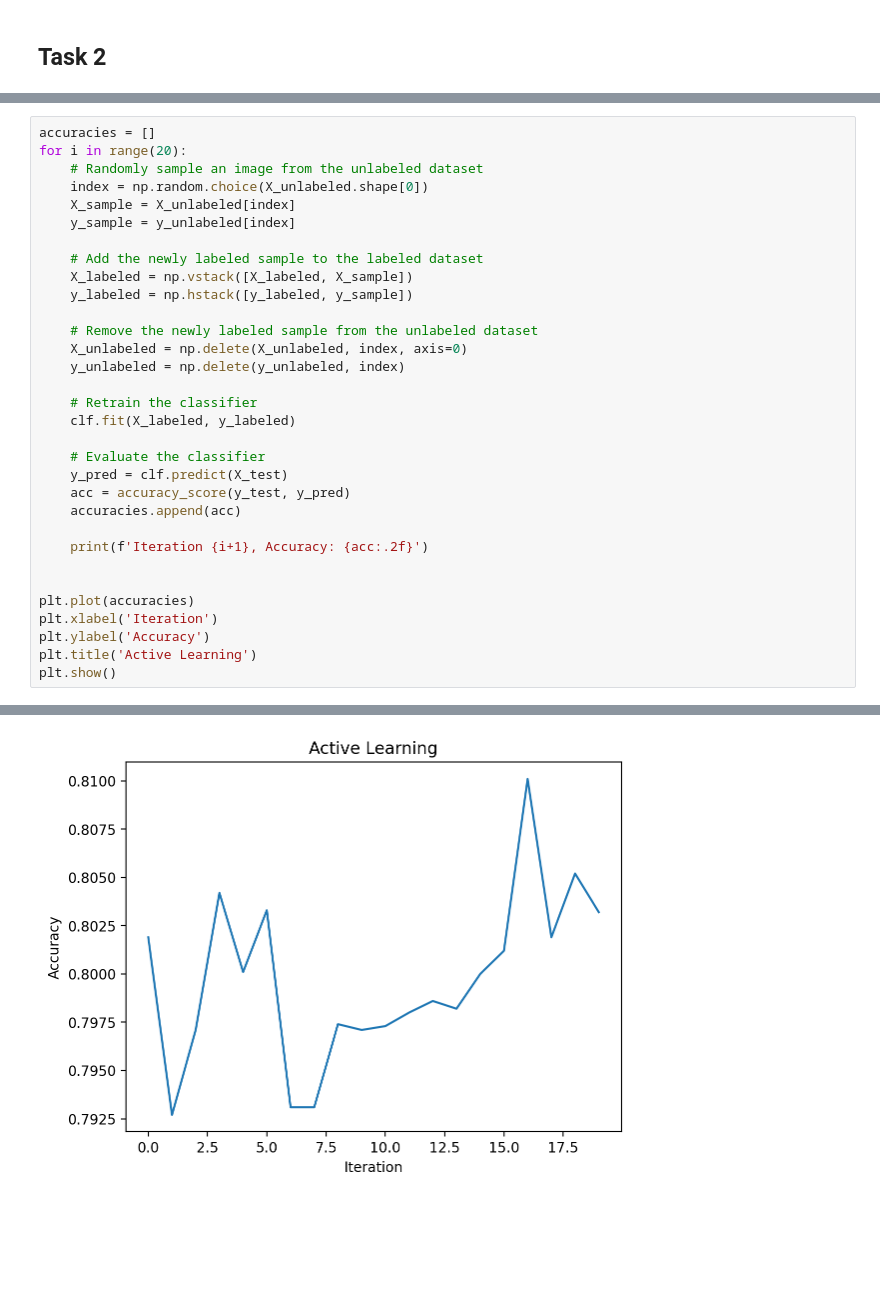
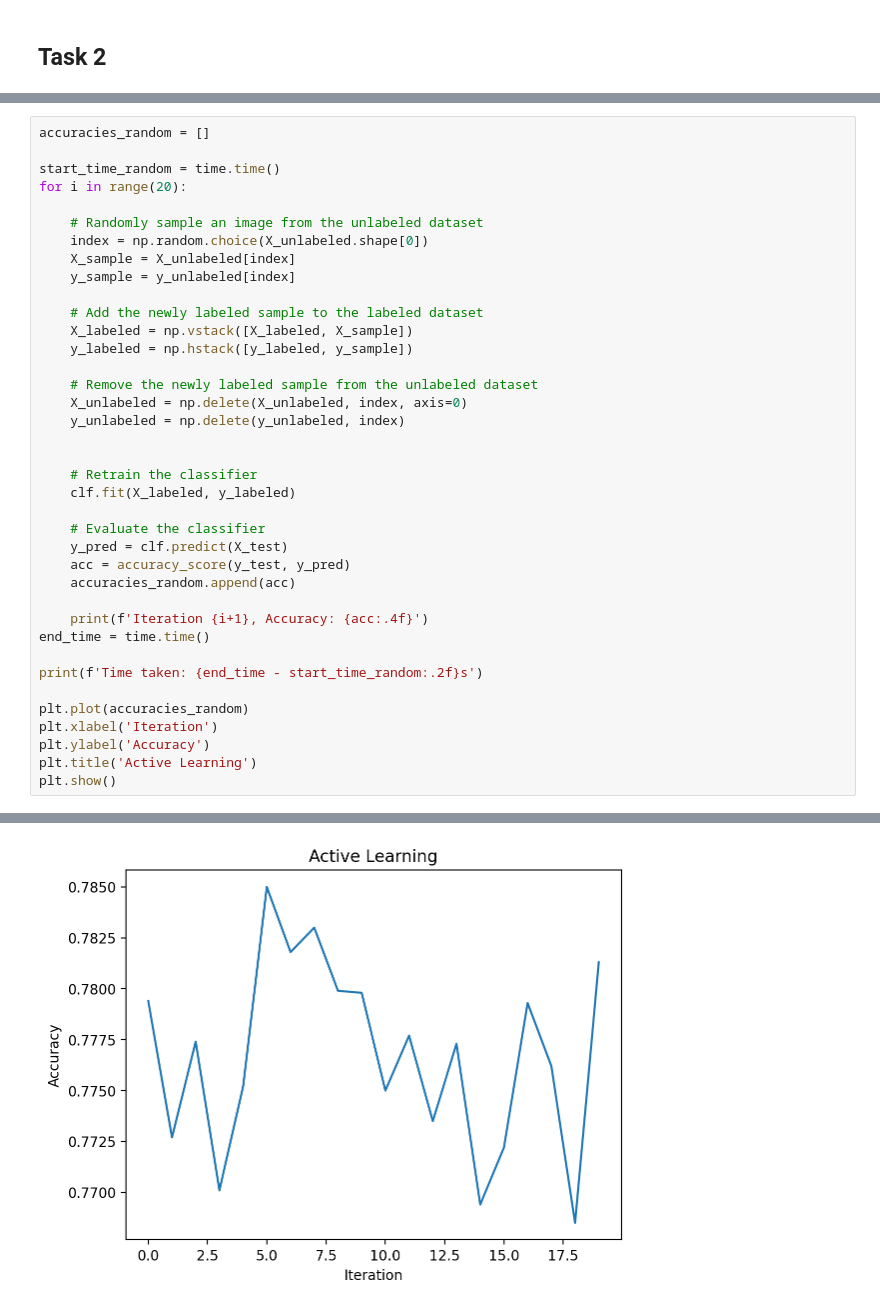
Before and after one commit to Soham-Gaonkar/STTAI-Assignment4-ActiveLearning, a Jupyter notebook: ActiveLearning.ipynb, the cells around one changed output, grey strips where cells are left out. Drawn from its saved outputs; the diff is of its cells as text; blank space fills up the shorter version.

```diff
--- a/ActiveLearning.ipynb
+++ b/ActiveLearning.ipynb
@@ -70,6 +67,9 @@ RandomForestClassifier(random_state=0)
 # %%
-accuracies = []
+accuracies_random = []
+
+start_time_random = time.time()
 for i in range(20):
+
     # Randomly sample an image from the unlabeled dataset
     index = np.random.choice(X_unlabeled.shape[0])
     X_sample = X_unlabeled[index]
@@ -83,18 +83,21 @@ for i in range(20):
     X_unlabeled = np.delete(X_unlabeled, index, axis=0)
     y_unlabeled = np.delete(y_unlabeled, index)
 
+
     # Retrain the classifier
     clf.fit(X_labeled, y_labeled)
 
     # Evaluate the classifier
     y_pred = clf.predict(X_test)
     acc = accuracy_score(y_test, y_pred)
-    accuracies.append(acc)
+    accuracies_random.append(acc)
 
-    print(f'Iteration {i+1}, Accuracy: {acc:.2f}')
+    print(f'Iteration {i+1}, Accuracy: {acc:.4f}')
+end_time = time.time()
 
+print(f'Time taken: {end_time - start_time_random:.2f}s')
 
-plt.plot(accuracies)
+plt.plot(accuracies_random)
 plt.xlabel('Iteration')
 plt.ylabel('Accuracy')
 plt.title('Active Learning')
@@ -123 +123 @@ Iteration 20, Accuracy: 0.80
-[figure, old version]
+[figure, new version]
```
Also changed, not shown: parts of 14 cells of this notebook.
